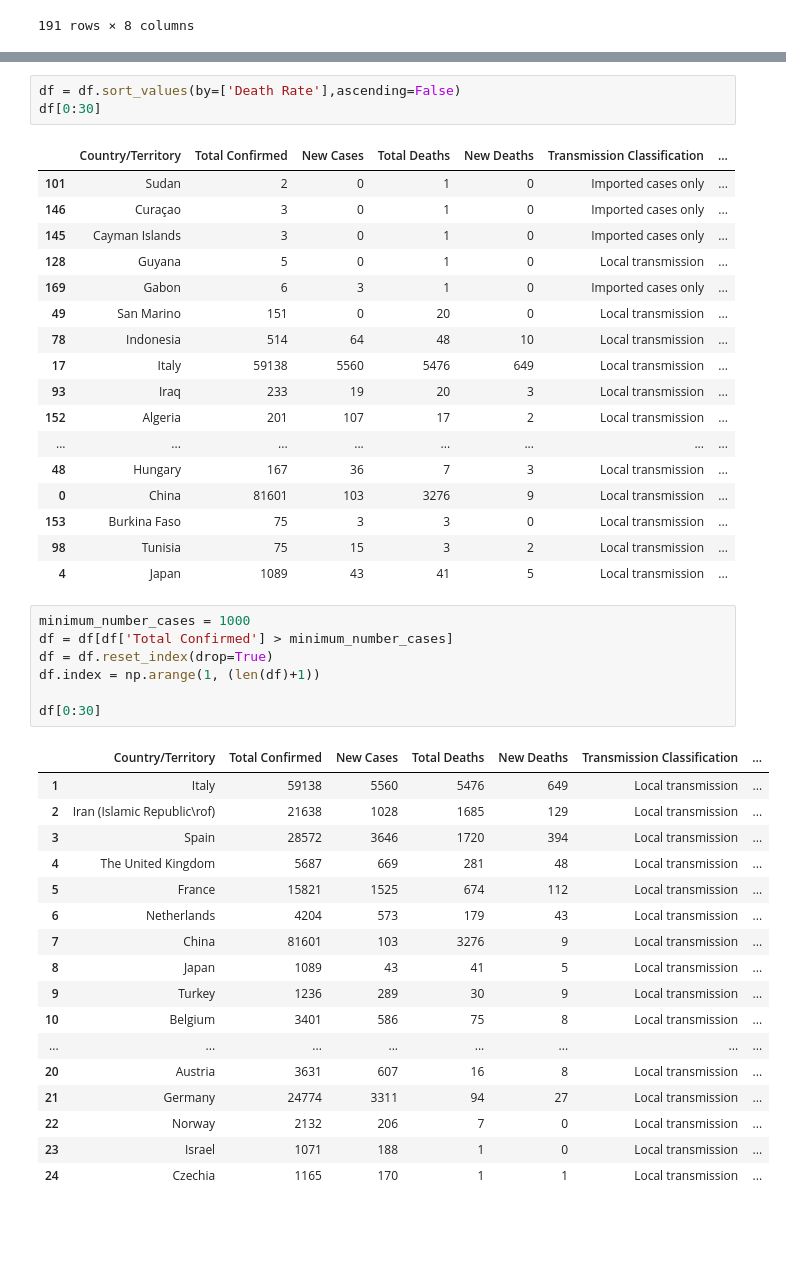
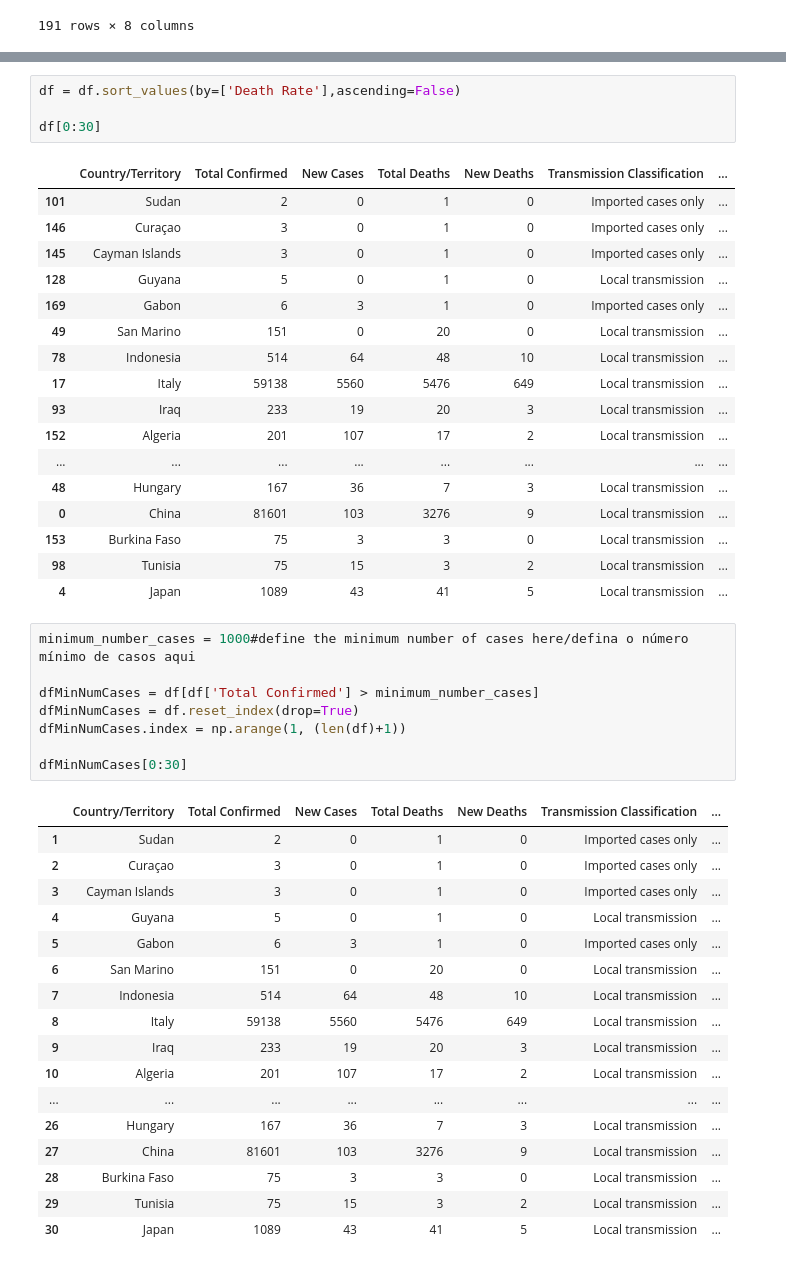
Before and after one commit to Rpinto02/COVID-19, a Jupyter notebook: WHO-Report-20200323.ipynb, the cells around one changed output, grey strips where cells are left out. Cells and saved outputs as stored; diff of their text form; blank space fills up the shorter version.

```diff
--- a/WHO-Report-20200323.ipynb
+++ b/WHO-Report-20200323.ipynb
@@ -46,5 +46,6 @@ countries_infected
 # %%
 df = df.sort_values(by=['Death Rate'],ascending=False)
+
 df[0:30]
 # %% [output]
 |  | Country/Territory | Total Confirmed | New Cases | Total Deaths | New Deaths | Transmission Classification | ... |
@@ -65,27 +66,28 @@ df[0:30]
 | 98 | Tunisia | 75 | 15 | 3 | 2 | Local transmission | ... |
 | 4 | Japan | 1089 | 43 | 41 | 5 | Local transmission | ... |
 # %%
-minimum_number_cases = 1000
-df = df[df['Total Confirmed'] > minimum_number_cases]
-df = df.reset_index(drop=True)
-df.index = np.arange(1, (len(df)+1))
+minimum_number_cases = 1000#define the minimum number of cases here/defina o número mínimo de casos aqui
 
-df[0:30]
+dfMinNumCases = df[df['Total Confirmed'] > minimum_number_cases]
+dfMinNumCases = df.reset_index(drop=True)
+dfMinNumCases.index = np.arange(1, (len(df)+1))
+
+dfMinNumCases[0:30]
 # %% [output]
 |  | Country/Territory | Total Confirmed | New Cases | Total Deaths | New Deaths | Transmission Classification | ... |
-| 1 | Italy | 59138 | 5560 | 5476 | 649 | Local transmission | ... |
-| 2 | Iran (Islamic Republic\rof) | 21638 | 1028 | 1685 | 129 | Local transmission | ... |
-| 3 | Spain | 28572 | 3646 | 1720 | 394 | Local transmission | ... |
-| 4 | The United Kingdom | 5687 | 669 | 281 | 48 | Local transmission | ... |
-| 5 | France | 15821 | 1525 | 674 | 112 | Local transmission | ... |
-| 6 | Netherlands | 4204 | 573 | 179 | 43 | Local transmission | ... |
-| 7 | China | 81601 | 103 | 3276 | 9 | Local transmission | ... |
-| 8 | Japan | 1089 | 43 | 41 | 5 | Local transmission | ... |
-| 9 | Turkey | 1236 | 289 | 30 | 9 | Local transmission | ... |
-| 10 | Belgium | 3401 | 586 | 75 | 8 | Local transmission | ... |
+| 1 | Sudan | 2 | 0 | 1 | 0 | Imported cases only | ... |
+| 2 | Curaçao | 3 | 0 | 1 | 0 | Imported cases only | ... |
+| 3 | Cayman Islands | 3 | 0 | 1 | 0 | Imported cases only | ... |
+| 4 | Guyana | 5 | 0 | 1 | 0 | Local transmission | ... |
+| 5 | Gabon | 6 | 3 | 1 | 0 | Imported cases only | ... |
+| 6 | San Marino | 151 | 0 | 20 | 0 | Local transmission | ... |
+| 7 | Indonesia | 514 | 64 | 48 | 10 | Local transmission | ... |
+| 8 | Italy | 59138 | 5560 | 5476 | 649 | Local transmission | ... |
+| 9 | Iraq | 233 | 19 | 20 | 3 | Local transmission | ... |
+| 10 | Algeria | 201 | 107 | 17 | 2 | Local transmission | ... |
 | ... | ... | ... | ... | ... | ... | ... | ... |
-| 20 | Austria | 3631 | 607 | 16 | 8 | Local transmission | ... |
-| 21 | Germany | 24774 | 3311 | 94 | 27 | Local transmission | ... |
-| 22 | Norway | 2132 | 206 | 7 | 0 | Local transmission | ... |
-| 23 | Israel | 1071 | 188 | 1 | 0 | Local transmission | ... |
-| 24 | Czechia | 1165 | 170 | 1 | 1 | Local transmission | ... |
+| 26 | Hungary | 167 | 36 | 7 | 3 | Local transmission | ... |
+| 27 | China | 81601 | 103 | 3276 | 9 | Local transmission | ... |
+| 28 | Burkina Faso | 75 | 3 | 3 | 0 | Local transmission | ... |
+| 29 | Tunisia | 75 | 15 | 3 | 2 | Local transmission | ... |
+| 30 | Japan | 1089 | 43 | 41 | 5 | Local transmission | ... |
```
Also changed, not shown: parts of 12 cells of this notebook, 3 other files.
